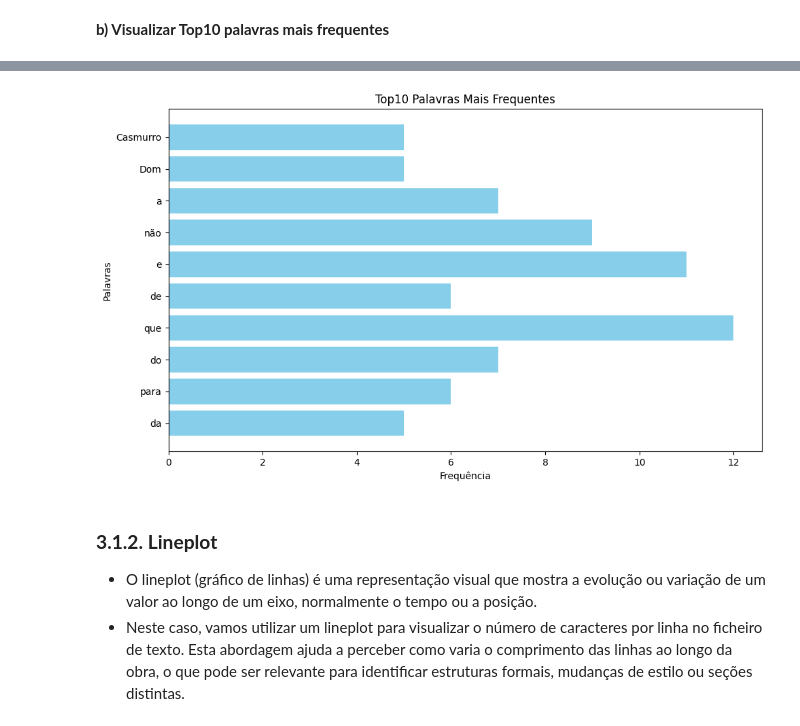
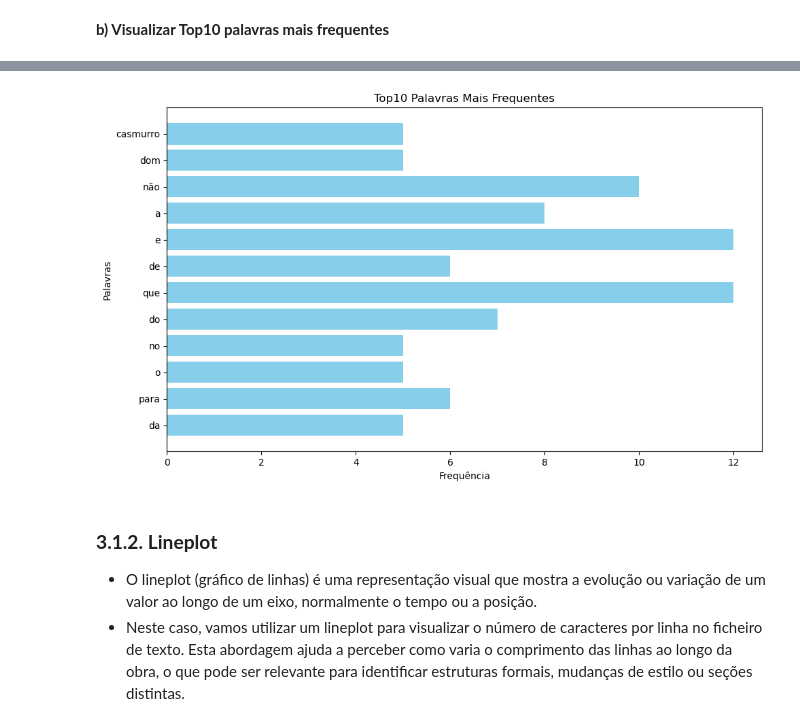
Before and after one commit to Vullkano/Filologia_Digital-Modulo_V, a Jupyter notebook: Session3/FL_Session3.ipynb, the cells around one changed output, grey strips where cells are left out. Saved outputs shown, nothing was run; the diff lists cells and outputs as text; code cells hidden in the pictures.

```diff
--- a/Session3/FL_Session3.ipynb
+++ b/Session3/FL_Session3.ipynb
@@ -453,0 +411,20 @@ Counter({'que': 12,
+# %%
+import re
+
+palavras_contar = []
+dict_contar = {}
+
+with open('text.txt', 'r', encoding='utf-8') as ficheiro:
+    for linha in ficheiro:
+        linha_limpa = linha.strip()
+        for palavra in linha_limpa.split():
+            texto_limpo = re.sub(r'[^\w\s]', '', palavra.lower())
+            palavras_contar.append(texto_limpo)
+
+for palavra in palavras_contar:
+    if palavra in dict_contar:
+        dict_contar[palavra] += 1
+    else:
+        dict_contar[palavra] = 1
+
+print(dict_contar)
@@ -505,13 +504,13 @@ plot_barplot(contar.keys(), contar.values())
 # %%
 high_contar = {}
 
-for palavra, frequencia in contar.items():
+for palavra, frequencia in dict_contar.items():
     if frequencia >= 5:
         high_contar[palavra] = frequencia
 
-plot_barplot(high_contar.keys(), high_contar.values(), titulo='Top10 Palavras Mais Frequentes', horizontal=True)
+plot_barplot(list(high_contar.keys()), list(high_contar.values()), titulo='Top10 Palavras Mais Frequentes', horizontal=True)
 # %% [output]
-[figure, old version]
+[figure, new version]
 # %% [markdown]
 <a class='anchor' id='3.1.2.'></a>
 ### **3.1.2. Lineplot**
```
Also changed, not shown: parts of 19 cells of this notebook, 1 other file.
